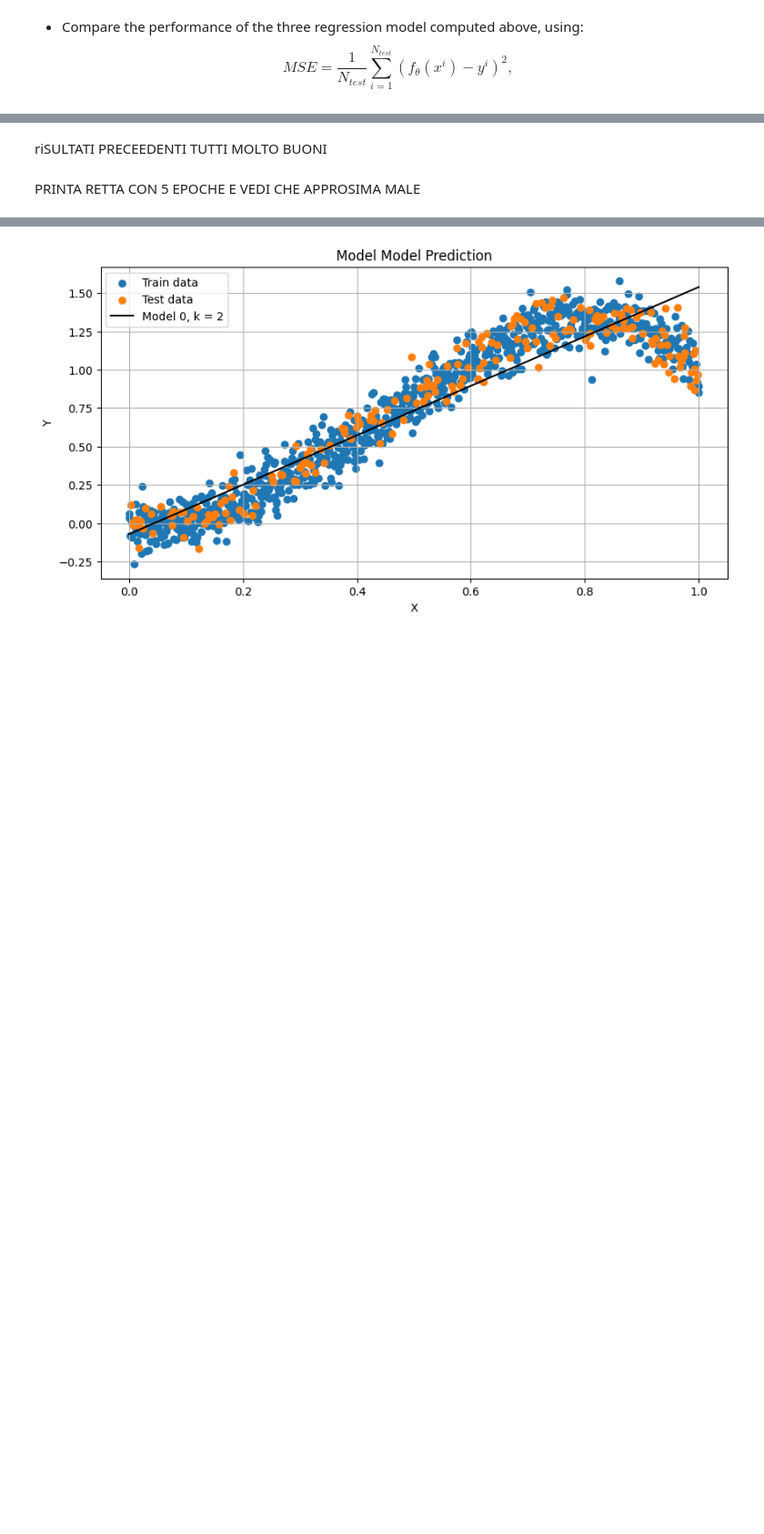
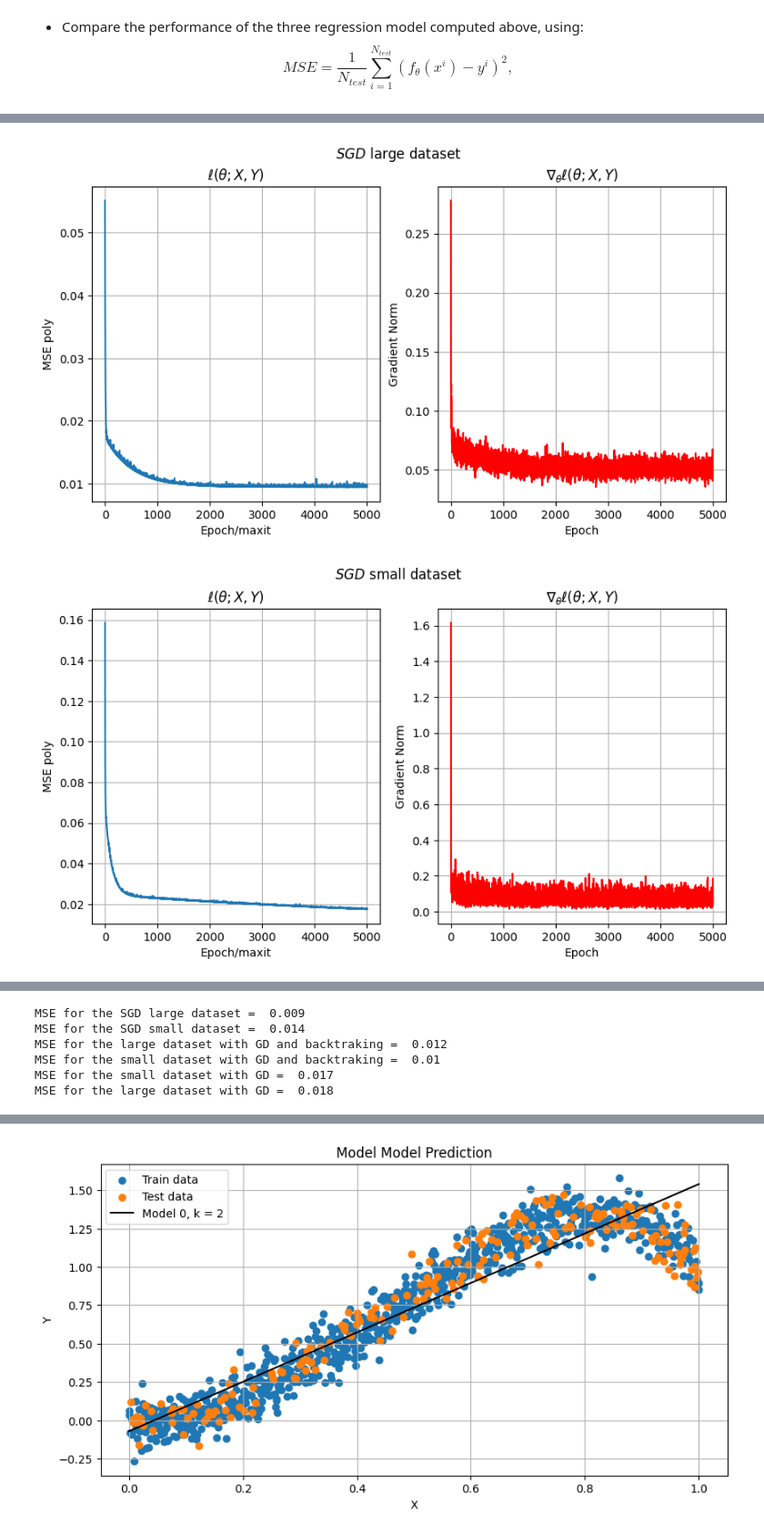
Before and after one commit to 26leonardo/homework_ssm_unibo, a Jupyter notebook: homework3.ipynb, the cells around one changed output, grey strips where cells are left out. Shown at 91% size. Drawn from its saved outputs; the diff is of its cells as text; code cells hidden in the pictures; blank space fills up the shorter version.

```diff
--- a/homework3.ipynb
+++ b/homework3.ipynb
@@ -558,4 +563,18 @@ MSE for the large dataset with GD =  0.04717774461059345
-# %% [markdown]
-riSULTATI PRECEEDENTI TUTTI MOLTO BUONI
-# %% [markdown]
- PRINTA RETTA CON 5 EPOCHE E VEDI CHE APPROSIMA MALE
+# %%
+
+plot_loss(loss_history, grad_norm_history, title = "$SGD$ large dataset")
+plot_loss(loss_history_2, grad_norm_history_2, title = "$SGD$ small dataset ")
+plot_loss(loss_history_gd, grad_norm_gd, title = "large dataset with $GD$ and backtraking ")
+plot_loss(loss_history_gd_2, grad_norm_gd_2, title = "small dataset with $GD$ and backtraking")
+plot_loss(loss_history_gd_alpha, grad_norm_gd_alpha, title = "large dataset with $GD$ and $alpha=0.1$")
+plot_loss(loss_history_gd_alpha_2, grad_norm_gd_alpha_2, title = "small dataset with $GD$ and $alpha=0.1$")
+
+print("MSE for the SGD large dataset = ", round(mse_error(X_test, Y_test, theta_history[-1]),3))
+print("MSE for the SGD small dataset = ", round(mse_error(X_test, Y_test, theta_history_2[-1]),3))
+print("MSE for the large dataset with GD and backtraking = ", round(mse_error(X_test, Y_test, theta_history_gd[-1]),3))
+print("MSE for the small dataset with GD and backtraking = ", round(mse_error(X_test, Y_test, theta_history_gd_2[-1]),3))
+print("MSE for the small dataset with GD = ", round(mse_error(X_test, Y_test, theta_history_gd_alpha_2[-1]),3))
+print("MSE for the large dataset with GD = ", round(mse_error(X_test, Y_test, theta_history_gd_alpha[-1]),3))
+# %% [output]
+[figure, added]
+[figure, added]
@@ -561,0 +585,6 @@ riSULTATI PRECEEDENTI TUTTI MOLTO BUONI
+MSE for the SGD large dataset =  0.009
+MSE for the SGD small dataset =  0.014
+MSE for the large dataset with GD and backtraking =  0.012
+MSE for the small dataset with GD and backtraking =  0.01
+MSE for the small dataset with GD =  0.017
+MSE for the large dataset with GD =  0.018
```
Also changed, not shown: parts of 14 cells of this notebook, 1 other file.
